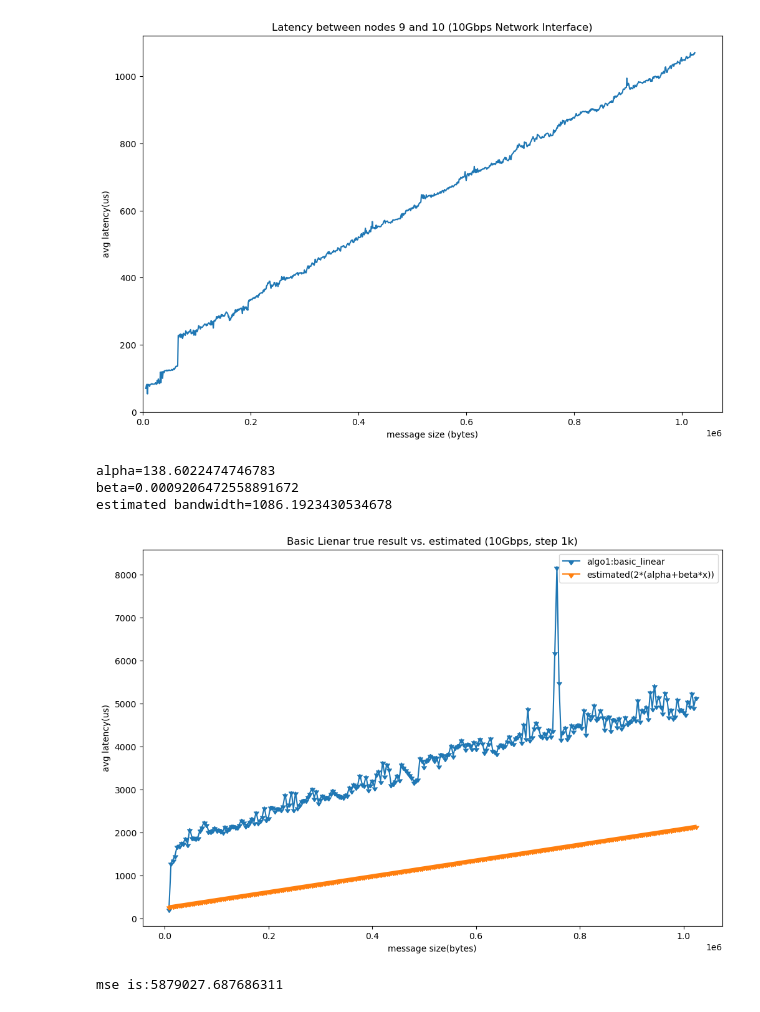
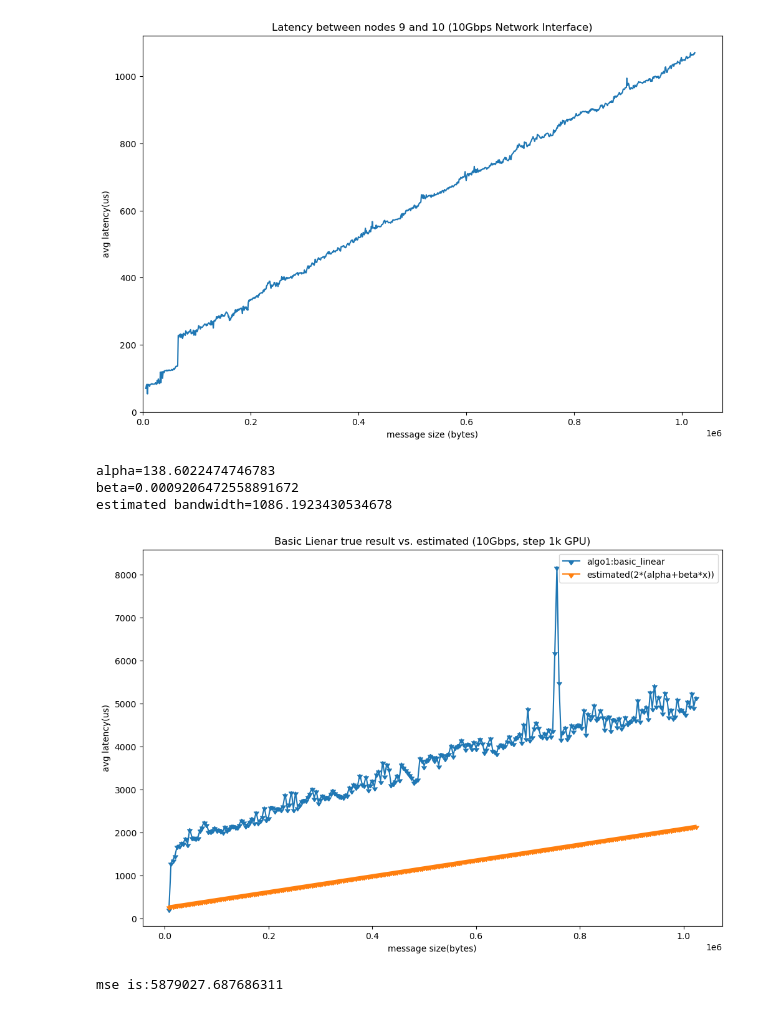
Before and after one commit to dexhunter/allreduce-experiments, a Jupyter notebook: visualize(gpus).ipynb, the cells around one changed output. Cells and saved outputs as stored; diff of their text form; code cells hidden in the pictures.

```diff
--- a/visualize(gpus).ipynb
+++ b/visualize(gpus).ipynb
@@ -62,36 +62,36 @@ def read_algo_with_head(filename):
 x, y1 = read_algo_with_head('data/gpus/10g-16cpu-algo1-step1k.txt')
 
 
-plt.title('Basic Lienar true result vs. estimated (10Gbps, step 1k)')
+plt.title('Basic Lienar true result vs. estimated (10Gbps, step 1k GPU)')
 plt.xlabel('message size(bytes)')
 plt.ylabel('avg latency(us)')
 
 plt.plot(x, y1, label='algo1:basic_linear', marker=11)
 
 
 # plt.legend()
 # plt.show()
 
 
 alpha = intercept
 beta = slope
 
 
 # reduce+braodcast
 # x2 = [2**x for x in range(2,29)]
 y2 = 2*(alpha+beta*x) # ignore computational cost per byte (+ np*message_size*gamma)
 
 plt.plot(x, y2, label='estimated(2*(alpha+beta*x))', marker=11)
 plt.legend()
 
 plt.show()
 
 mse = np.square(np.subtract(y1,y2)).mean()
 print('mse is:'+str(mse))
 # %% [output]
 [figure]
 alpha=138.6022474746783
 beta=0.0009206472558891672
 estimated bandwidth=1086.1923430534678
-[figure, old version]
+[figure, new version]
 mse is:5879027.687686311
```
Also changed, not shown: parts of 14 cells of this notebook, 29 other files.
